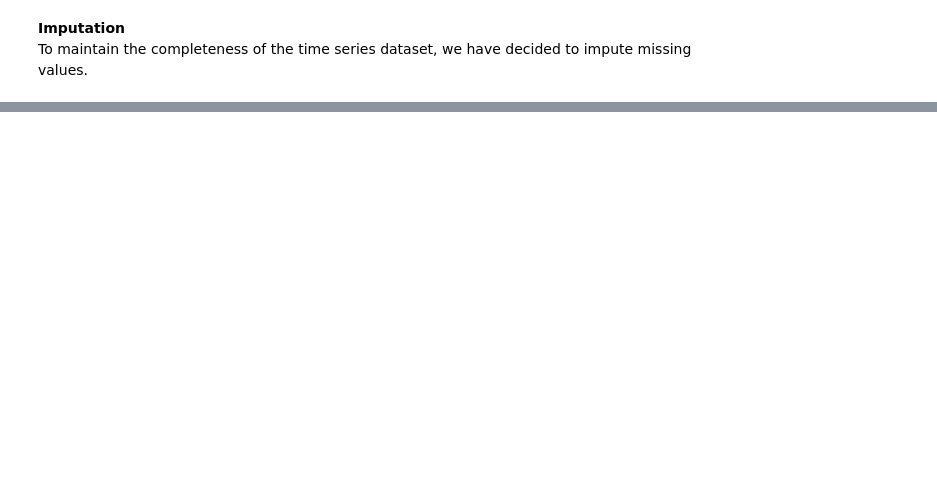
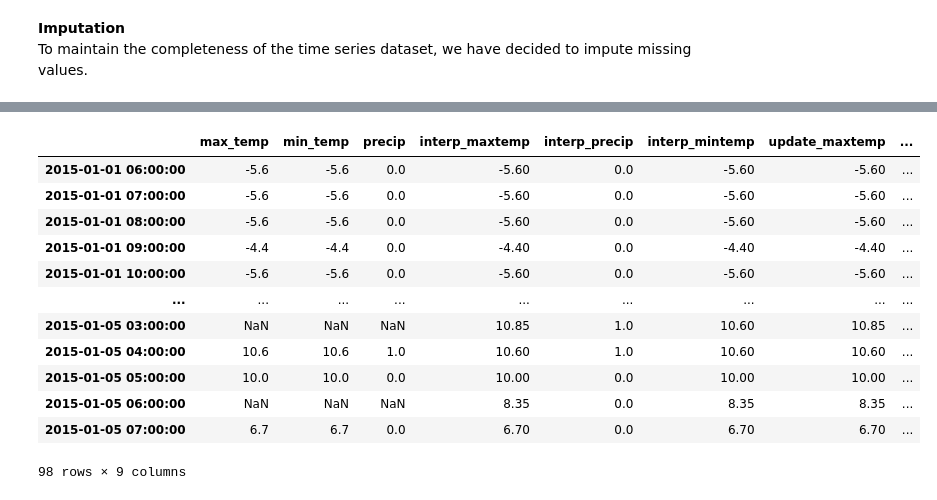
Before and after one commit to MoritzWagner13/Machine-Learning, a Jupyter notebook: Code.ipynb, the cells around one changed output, grey strips where cells are left out. Drawn from its saved outputs; the diff is of its cells as text; code cells hidden in the pictures; blank space fills up the shorter version.

```diff
--- a/Code.ipynb
+++ b/Code.ipynb
@@ -151,0 +179,5 @@ Mostly, for given entries values are missing for all attributes.
+# %%
+# Dropping rows with missing values.
+weatherhour.dropna(axis=0, inplace=True)
+NaN_for_attribute = weatherhour[weatherhour["date_time"].isna()] #insert any attribute
+NaN_for_attribute
@@ -151,0 +200,6 @@ Mostly, for given entries values are missing for all attributes.
+# %%
+# Dropping duplicates (date_time)
+# Only date_time is faulty, dropping duplicates leads to less data!
+# We should fix this by just manipulating the entries in the date_time column.
+weatherhour.drop_duplicates(subset='date_time', keep='first', inplace=True, ignore_index=False)
+weatherhour.info()
@@ -152,3 +218,15 @@ Mostly, for given entries values are missing for all attributes.
 # %% [markdown]
 **Imputation** <br>
 To maintain the completeness of the time series dataset, we have decided to impute missing values.
+# %%
+# Extending the dataframe with missing time stamps
+# Set the index to the datetime column
+weatherhour.index = pd.to_datetime(weatherhour['date_time'])
+
+# Generate a sequence of hourly dates between the start and end dates of the data
+dates = pd.date_range(start=weatherhour.index.min(), end=weatherhour.index.max(), freq='H')
+
+# Reindex the dataframe with the new dates
+weatherhour = weatherhour.reindex(dates)
+
+weatherhour.info()
@@ -154,0 +256,3 @@ To maintain the completeness of the time series dataset, we have decided to impu
+# %%
+# Deletes date_time column as it is now our index
+weatherhour.drop('date_time', axis=1, inplace=True)
@@ -154,0 +270,26 @@ To maintain the completeness of the time series dataset, we have decided to impu
+# %%
+# Imputing missing values by means of interpolation
+weatherhour['interp_maxtemp']  = weatherhour['max_temp'].interpolate()   # mean of prev/next
+weatherhour['interp_mintemp']  = weatherhour['min_temp'].interpolate()   # mean of prev/next
+weatherhour['interp_precip']  = weatherhour['precip'].interpolate()   # mean of prev/next
+weatherhour['update_maxtemp'] = weatherhour['interp_maxtemp']
+weatherhour['update_maxtemp'].update( weatherhour['max_temp'] )  # note: this is an inplace operation
+weatherhour['update_mintemp'] = weatherhour['interp_mintemp']
+weatherhour['update_mintemp'].update( weatherhour['min_temp'] )  # note: this is an inplace operation
+weatherhour['update_precip'] = weatherhour['interp_precip']
+weatherhour['update_precip'].update( weatherhour['precip'] )  # note: this is an inplace operation
+weatherhour.head(98)
+# %% [output]
+|  | max_temp | min_temp | precip | interp_maxtemp | interp_precip | interp_mintemp | update_maxtemp | ... |
+| 2015-01-01 06:00:00 | -5.6 | -5.6 | 0.0 | -5.60 | 0.0 | -5.60 | -5.60 | ... |
+| 2015-01-01 07:00:00 | -5.6 | -5.6 | 0.0 | -5.60 | 0.0 | -5.60 | -5.60 | ... |
+| 2015-01-01 08:00:00 | -5.6 | -5.6 | 0.0 | -5.60 | 0.0 | -5.60 | -5.60 | ... |
+| 2015-01-01 09:00:00 | -4.4 | -4.4 | 0.0 | -4.40 | 0.0 | -4.40 | -4.40 | ... |
+| 2015-01-01 10:00:00 | -5.6 | -5.6 | 0.0 | -5.60 | 0.0 | -5.60 | -5.60 | ... |
+| ... | ... | ... | ... | ... | ... | ... | ... | ... |
+| 2015-01-05 03:00:00 | NaN | NaN | NaN | 10.85 | 1.0 | 10.60 | 10.85 | ... |
+| 2015-01-05 04:00:00 | 10.6 | 10.6 | 1.0 | 10.60 | 1.0 | 10.60 | 10.60 | ... |
+| 2015-01-05 05:00:00 | 10.0 | 10.0 | 0.0 | 10.00 | 0.0 | 10.00 | 10.00 | ... |
+| 2015-01-05 06:00:00 | NaN | NaN | NaN | 8.35 | 0.0 | 8.35 | 8.35 | ... |
+| 2015-01-05 07:00:00 | 6.7 | 6.7 | 0.0 | 6.70 | 0.0 | 6.70 | 6.70 | ... |
+98 rows × 9 columns
```
Also changed, not shown: parts of 12 cells of this notebook.
